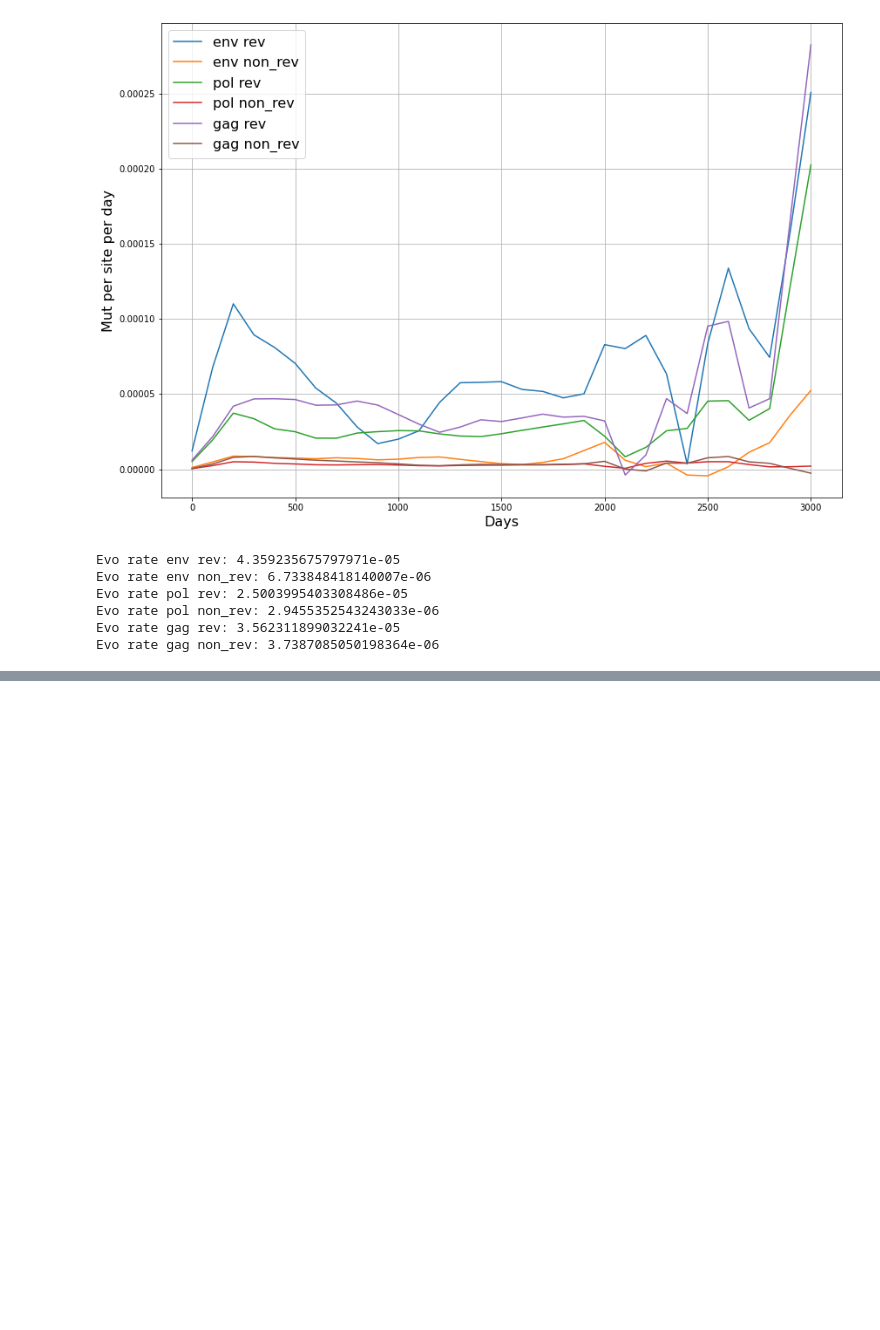
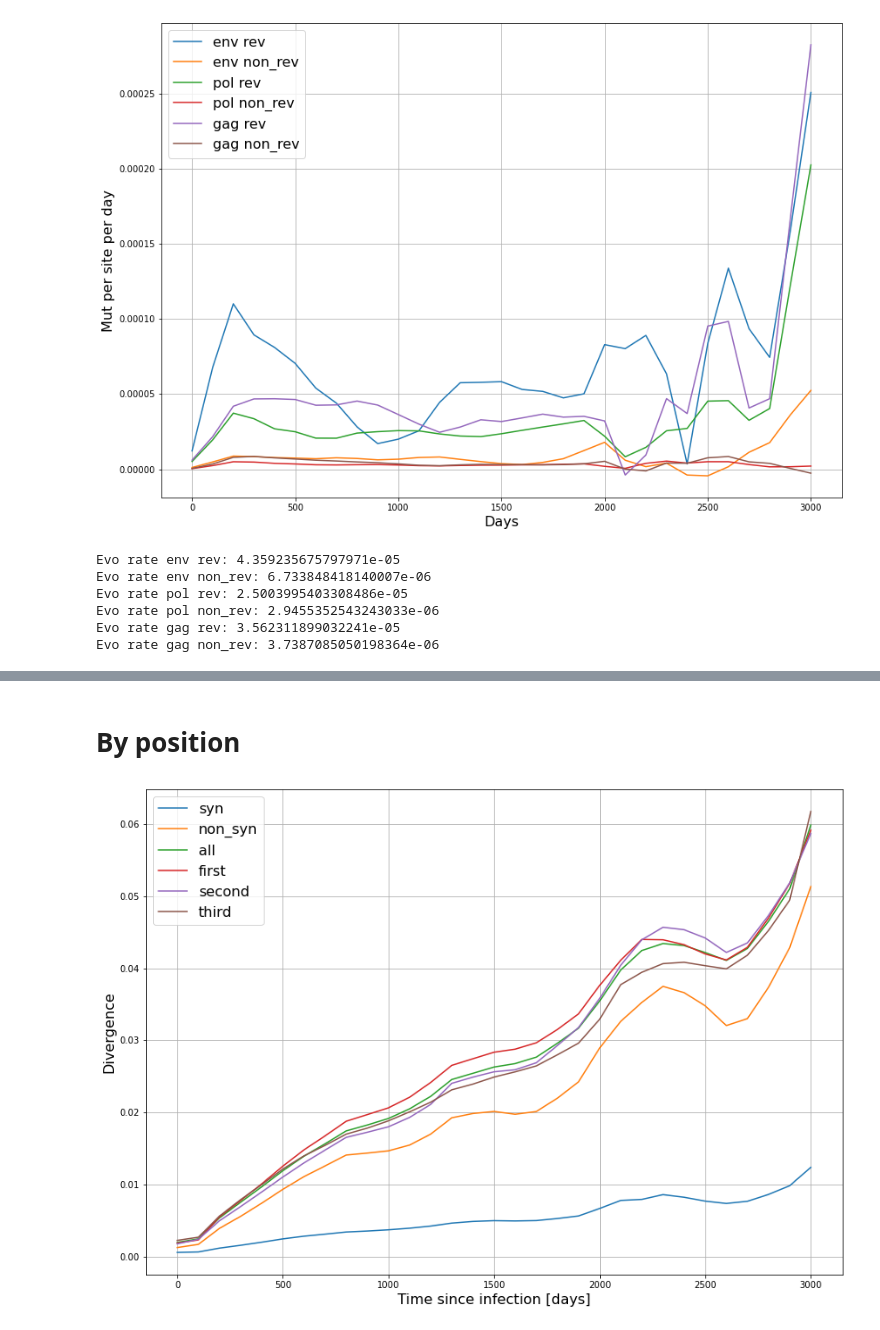
Before and after one commit to neherlab/HIVEVO_recombination, a Jupyter notebook: notebooks/paper_draft/divergence.ipynb, the cells around one changed output, grey strips where cells are left out. Cells and saved outputs as stored; diff of their text form; code cells hidden in the pictures; blank space fills up the shorter version.

```diff
--- a/notebooks/paper_draft/divergence.ipynb
+++ b/notebooks/paper_draft/divergence.ipynb
@@ -205,0 +295,20 @@ Evo rate gag non_rev: 3.7387085050198364e-06
+# %% [markdown]
+# By position
+# %%
+fontsize=16
+
+plt.figure(figsize=(14, 10))
+region = "env"
+plt.plot(time_average, divergence_dict[region]["all"]["syn"], label="syn")
+plt.plot(time_average, divergence_dict[region]["all"]["non_syn"], label="non_syn")
+plt.plot(time_average, divergence_dict[region]["all"]["all"], label="all")
+plt.plot(time_average, divergence_dict[region]["all"]["first"], label="first")
+plt.plot(time_average, divergence_dict[region]["all"]["second"], label="second")
+plt.plot(time_average, divergence_dict[region]["all"]["third"], label="third")
+plt.grid()
+plt.xlabel("Time since infection [days]", fontsize=fontsize)
+plt.ylabel("Divergence", fontsize=fontsize)
+plt.legend(fontsize=fontsize)
+plt.show()
+# %% [output]
+[figure, added]
```
Also changed, not shown: parts of 12 cells of this notebook, 1 other file.
